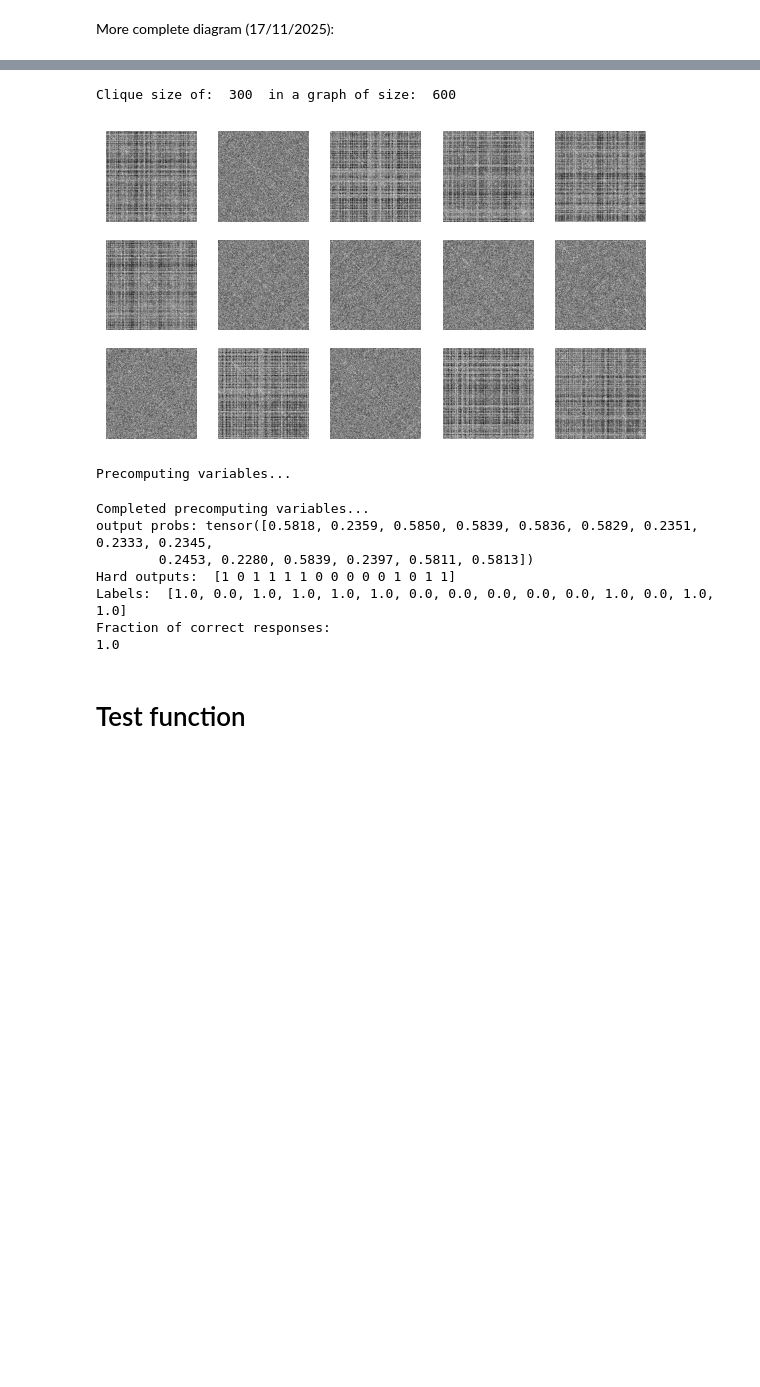
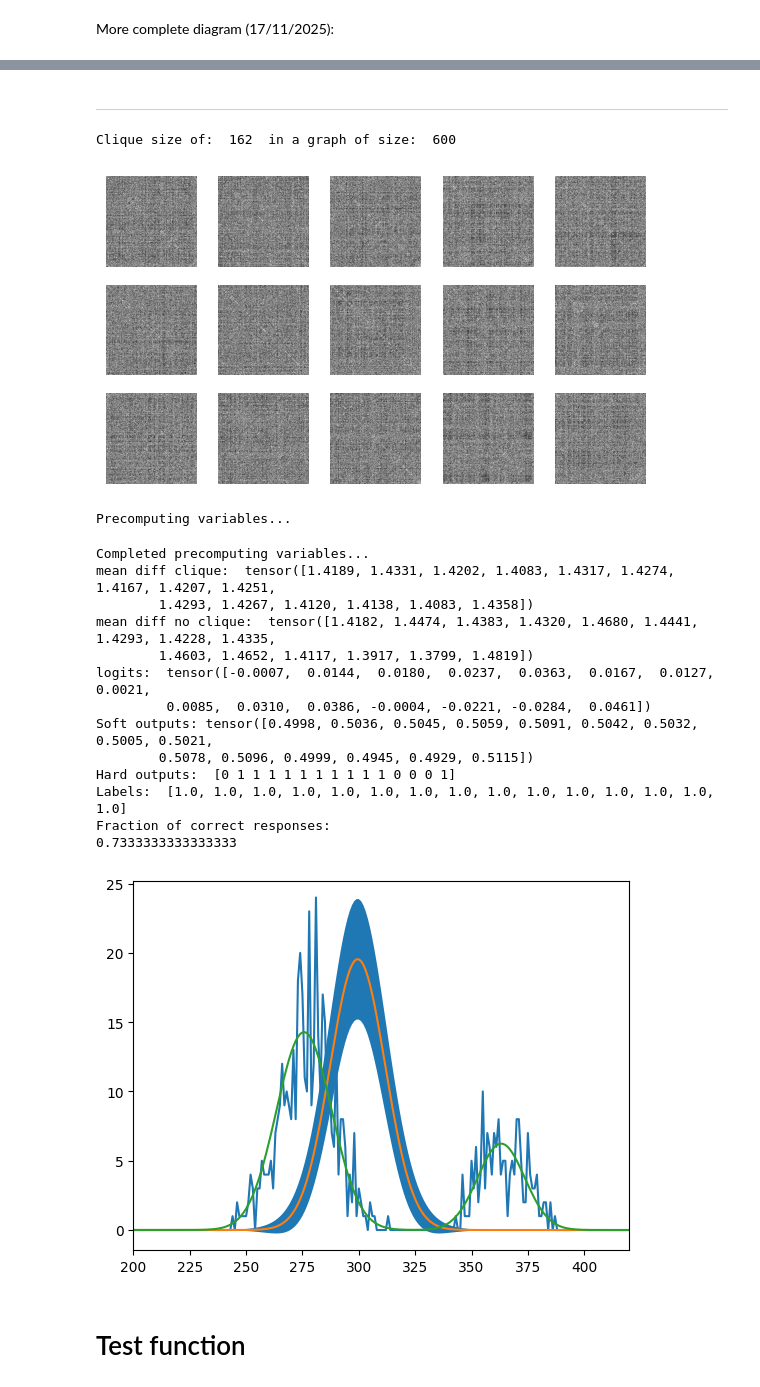
Before and after one commit to danieletirinnanzi/HUPLACLIP-NNs, a Jupyter notebook: scripts/Ideal-MLP_performance/Ideal-MLP_performance.ipynb, the cells around one changed output, grey strips where cells are left out. Saved outputs shown, nothing was run; the diff lists cells and outputs as text; code cells hidden in the pictures; blank space fills up the shorter version.

Commit message:
Ideal-MLP: k-known version working, added visualization of empirical and expected histograms

```diff
--- a/scripts/Ideal-MLP_performance/Ideal-MLP_performance.ipynb
+++ b/scripts/Ideal-MLP_performance/Ideal-MLP_performance.ipynb
@@ -90,3 +645,5 @@ More complete diagram (17/11/2025):
+# %% [markdown]
+----------------
 # %%
 class Ideal_MLP(nn.Module):
 
@@ -106,8 +663,9 @@ class Ideal_MLP(nn.Module):
         #print("Tau values: ", self.tau)
         # - array of clique size values:
         max_K = int(max_clique_prop * self.N)
-        self.clique_size_values = torch.arange(1, max_K + 1)
-        #print("Clique size values: ", self.clique_size_values)
+        stat_lim = round(2 * np.log2(self.N))
+        self.clique_size_values = torch.arange(stat_lim, max_K + 1)  # from statistical limit to max_K
+        print("Clique size values: ", self.clique_size_values)
         # - compute expected histograms and store as torch.float32 tensors
         self.expected_hist_no_clique = torch.tensor(
             expected_count_noclique(self.tau, self.N), dtype=torch.float32
@@ -152,7 +710,7 @@ class Ideal_MLP(nn.Module):
 
         # indicator matrix per graph: (batch_size, len_tau, N)
         degree_indicator_matrices = (right - left)  # float tensor with 0/1 values
-        degree_indicator_matrices = (degree_indicator_matrices > 0.5).long()    # convert to int 0/1 values
+        #degree_indicator_matrices = (degree_indicator_matrices > 0.5).long()    # convert to int 0/1 values
 
         # summing over nodes to get raw histograms:
         raw_histograms = degree_indicator_matrices.sum(dim=2)  # shape (batch_size, len_tau)
@@ -160,7 +718,6 @@ class Ideal_MLP(nn.Module):
 
         # computing differences with expected histograms:
         # - no clique case:
-        #print("expected hist no clique dtype:", self.expected_hist_no_clique.dtype)
         expected_no_clique = self.expected_hist_no_clique.to(dtype=degrees.dtype, device=degrees.device).view(1, len_tau)  # shape: (1, len_tau)
         diff_no_clique = torch.abs(raw_histograms - expected_no_clique)  # shape: (batch_size, len_tau)
         mean_diff_no_clique = torch.mean(diff_no_clique, dim=1)  # shape: (batch_size,)
@@ -168,56 +725,80 @@ class Ideal_MLP(nn.Module):
         #   - expected hist:
         expected_clique = self.expected_hist_clique.to(dtype=degrees.dtype, device=degrees.device)  # move to same dtype and device
         expected_clique = expected_clique.unsqueeze(0)  # add batch dimension: (1, len_tau, num_K)
+
         #   - raw_hist:
         raw_expanded = raw_histograms.unsqueeze(2)  # add clique-size dim for broadcasting: (batch_size, len_tau, 1)
         diff_clique_per_tau = torch.abs(raw_expanded - expected_clique)  # elementwise absolute difference per graph, per tau, per clique-size: (batch_size, len_tau, num_K)
         diff_clique_per_K = torch.mean(diff_clique_per_tau, dim=1)  # aggregate across tau to get one difference value per graph per clique-size (batch_size, num_K)
-        # Choose the best-fitting clique size K (min error) per graph, to avoid underestimating the 'clique' probability through averaging:
         mean_diff_clique = torch.mean(diff_clique_per_K, dim=1)  # (batch_size,)
+
+        print("mean diff clique: ", mean_diff_clique)
+        print("mean diff no clique: ", mean_diff_no_clique)
 
         # computing final decision for each graph (a smaller difference means a higher likelikood of that class)
         logits = mean_diff_no_clique - mean_diff_clique  # shape: (batch_size,): positive -> more likely clique, negative -> more likely no-clique
+        print("logits: ", logits)
         probs = torch.sigmoid(logits)  # shape: (batch_size,) -> probability of responding "clique"
         #print("output probs shape:", probs.shape)
-        print("output probs:", probs)
+        #print("output probs:", probs)
+
+        # Visualization of empirical histograms and expected counts
+        import matplotlib.pyplot as plt
+        plt.plot(raw_histograms[0])
+        plt.plot(list(expected_no_clique.squeeze()))
+        mean = np.array(list(expected_no_clique.squeeze()))
+        std = np.sqrt(self.N * (mean/N)*(1-mean/N))
+        plt.fill_between(np.arange(mean.size), mean-std, mean+std)
+        plt.plot(list(expected_clique[:,:,162].squeeze()))
+        plt.xlim(200, 420)
+
         return probs
 # %%
 import matplotlib.pyplot as plt
 
 # test of model on task instance
 N_value = 600   #CHANGE THIS
-clique_size_fraction = 0.5 # CHANGE THIS
+clique_size_fraction = 0.27 # CHANGE THIS
 print("Clique size of: ", int(clique_size_fraction*N_value), " in a graph of size: ", N_value)
 # visualizing input for 15 graphs, "p_reduce"
-graphs_with_clique = graphs_gen.generate_batch(15, N_value, np.repeat([int(clique_size_fraction*N_value)],15), "p_reduce", False)
+graphs_with_clique = graphs_gen.generate_batch(15, N_value, np.repeat([int(clique_size_fraction*N_value)],15), "p_reduce", False, p_clique=1)
 # Show 15 graphs
 fig, axes = plt.subplots(3, 5, figsize=(7, 4))
 for i in range(15):
     row = i // 5
     col = i % 5
     axes[row, col].imshow(np.squeeze(graphs_with_clique[0][i]), cmap='gray_r')
     axes[row, col].axis('off')
 plt.show()
 # testing ideal MLP on this graph:
 ideal_MLP = Ideal_MLP(N_value)
 soft_output = ideal_MLP(graphs_with_clique[0])
 hard_output = (soft_output >= 0.5).long().cpu().numpy()  # threshold at 0.5
+
+print("Soft outputs:", soft_output)
 print("Hard outputs: ", hard_output)
 print("Labels: ", graphs_with_clique[1])
 
 print("Fraction of correct responses:")
 print(np.sum(hard_output == graphs_with_clique[1]) / 15)
 # %% [output]
-Clique size of:  300  in a graph of size:  600
+Clique size of:  162  in a graph of size:  600
-[figure, old version]
+[figure, new version]
 Precomputing variables...
 Completed precomputing variables...
-output probs: tensor([0.5818, 0.2359, 0.5850, 0.5839, 0.5836, 0.5829, 0.2351, 0.2333, 0.2345,
-        0.2453, 0.2280, 0.5839, 0.2397, 0.5811, 0.5813])
-Hard outputs:  [1 0 1 1 1 1 0 0 0 0 0 1 0 1 1]
-Labels:  [1.0, 0.0, 1.0, 1.0, 1.0, 1.0, 0.0, 0.0, 0.0, 0.0, 0.0, 1.0, 0.0, 1.0, 1.0]
+mean diff clique:  tensor([1.4189, 1.4331, 1.4202, 1.4083, 1.4317, 1.4274, 1.4167, 1.4207, 1.4251,
+        1.4293, 1.4267, 1.4120, 1.4138, 1.4083, 1.4358])
+mean diff no clique:  tensor([1.4182, 1.4474, 1.4383, 1.4320, 1.4680, 1.4441, 1.4293, 1.4228, 1.4335,
+        1.4603, 1.4652, 1.4117, 1.3917, 1.3799, 1.4819])
+logits:  tensor([-0.0007,  0.0144,  0.0180,  0.0237,  0.0363,  0.0167,  0.0127,  0.0021,
+         0.0085,  0.0310,  0.0386, -0.0004, -0.0221, -0.0284,  0.0461])
+Soft outputs: tensor([0.4998, 0.5036, 0.5045, 0.5059, 0.5091, 0.5042, 0.5032, 0.5005, 0.5021,
+        0.5078, 0.5096, 0.4999, 0.4945, 0.4929, 0.5115])
+Hard outputs:  [0 1 1 1 1 1 1 1 1 1 1 0 0 0 1]
+Labels:  [1.0, 1.0, 1.0, 1.0, 1.0, 1.0, 1.0, 1.0, 1.0, 1.0, 1.0, 1.0, 1.0, 1.0, 1.0]
 Fraction of correct responses:
-1.0
+0.7333333333333333
+[figure, added]
 # %% [markdown]
 # Test function
 # %%
```
Also changed, not shown: parts of 8 cells of this notebook, 36 other files.
